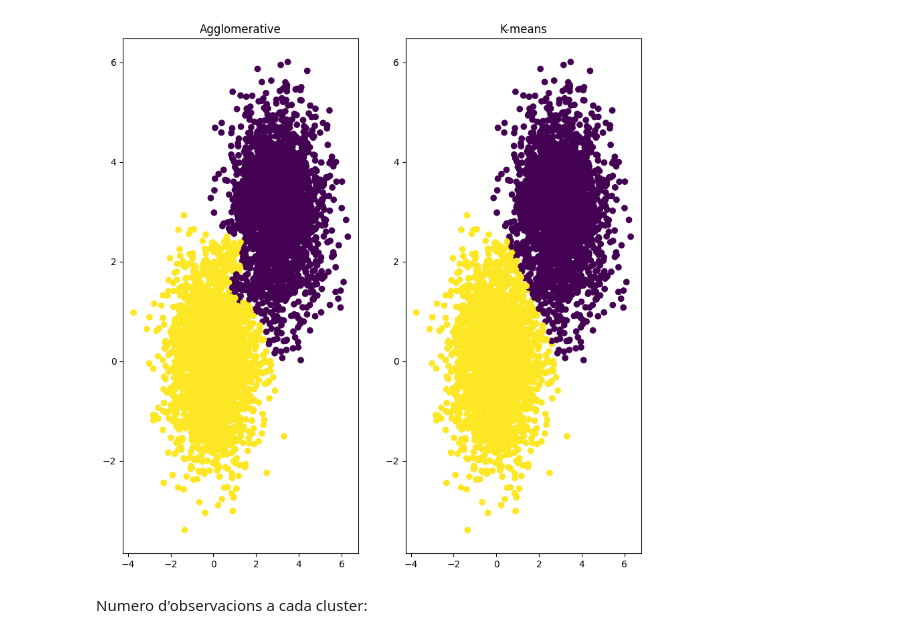
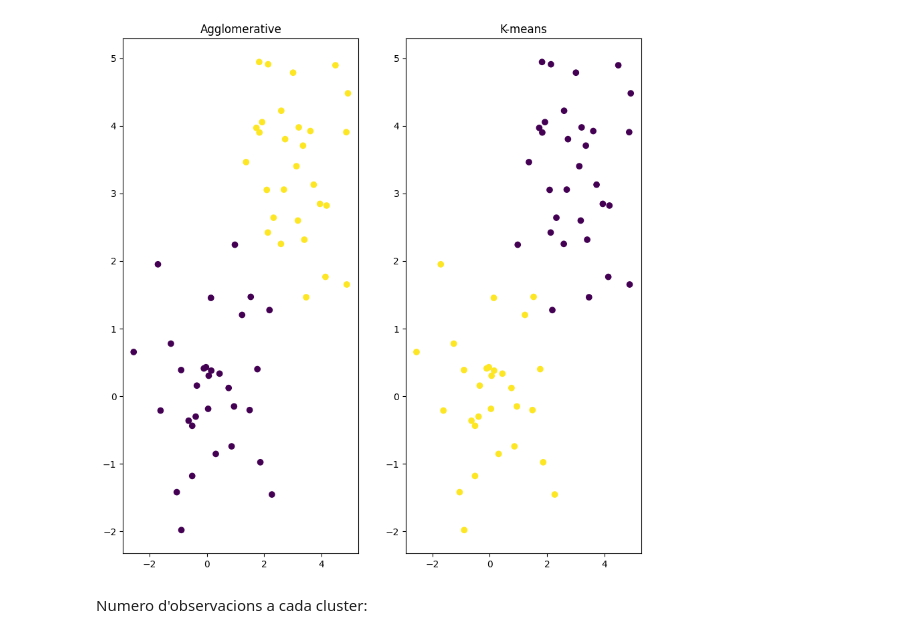
Before and after one commit to raulbenitez/introAI_ICE, a Jupyter notebook: moons_agglo_kmeans.ipynb, the cells around one changed output. Drawn from its saved outputs; the diff is of its cells as text; code cells hidden in the pictures.

```diff
--- a/moons_agglo_kmeans.ipynb
+++ b/moons_agglo_kmeans.ipynb
@@ -3,29 +3,29 @@
 # %%
 import numpy as np
 import matplotlib.pyplot as plt
 from sklearn.cluster import AgglomerativeClustering,KMeans
 from sklearn.datasets import make_moons,make_blobs
 
 # Genera datos aleatoriamente en dos grupos localizados en posiciones diferentes:
-n_samples = 5000
+n_samples = 60
 
 centers = [(0, 0),(3, 3)]
 X, y = make_blobs(n_samples=n_samples, centers=centers, n_features=2,random_state=0)
 #X, y = make_moons(n_samples=n_samples,noise=0.1)
 
 agglo = AgglomerativeClustering(n_clusters=2).fit_predict(X)
 kmeans = KMeans(n_clusters=2).fit_predict(X)
 
 fig = plt.figure(figsize=(10,10))
 ax = fig.add_subplot(121)
 plt.scatter(X[:, 0], X[:, 1], c=agglo)
 ax.set_title('Agglomerative')
 ax1 = fig.add_subplot(122)
 plt.scatter(X[:, 0], X[:, 1], c=kmeans)
 ax1.set_title('K-means')
 plt.show()
 # %% [output]
-[figure, old version]
+[figure, new version]
 # %% [markdown]
 Numero d'observacions a cada cluster:
 # %%
```
Also changed, not shown: parts of 3 cells of this notebook.
